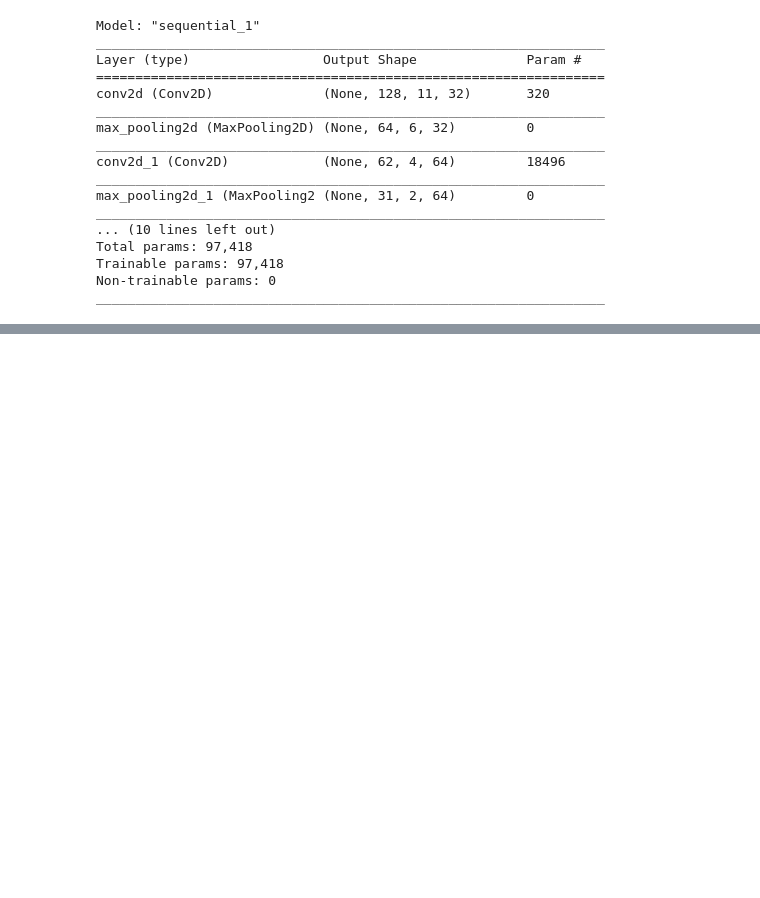
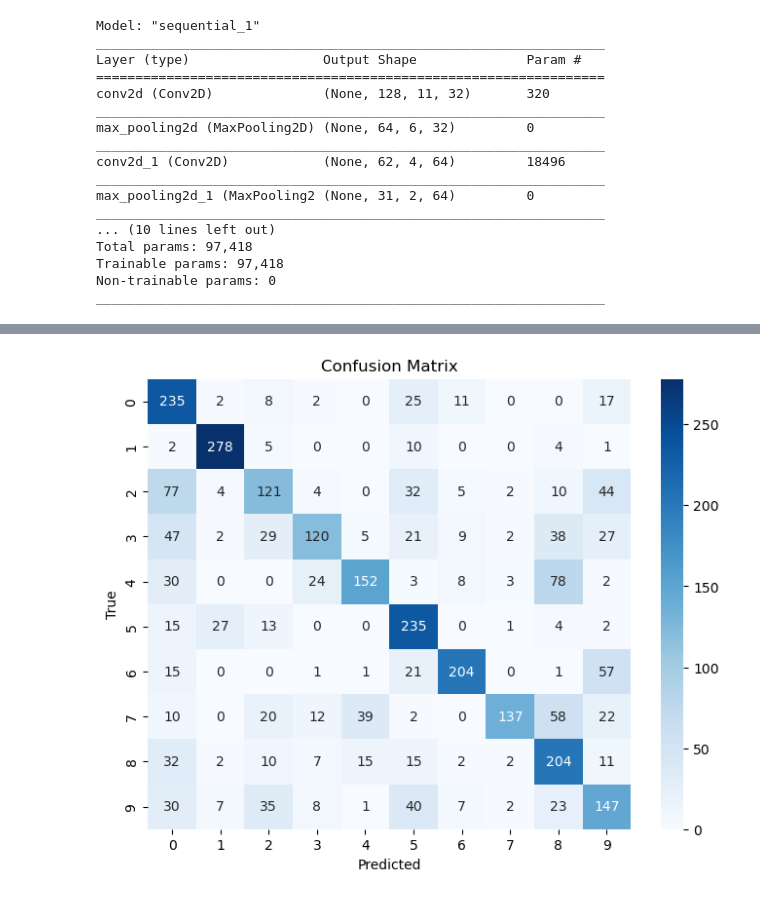
Before and after one commit to SabaaN/Music-Genre-Classifier, a Jupyter notebook: model.ipynb, the cells around one changed output, grey strips where cells are left out. Cells and saved outputs as stored; diff of their text form; code cells hidden in the pictures; blank space fills up the shorter version.

```diff
--- a/model.ipynb
+++ b/model.ipynb
@@ -769,0 +796,4 @@ Epoch 9/400
+# %%
+plot_confusion_matrix(model_cnn4, X_test_cnn, y_test)
+# %% [output]
+[figure, added]
```
Also changed, not shown: parts of 47 cells of this notebook, 4 other files.
